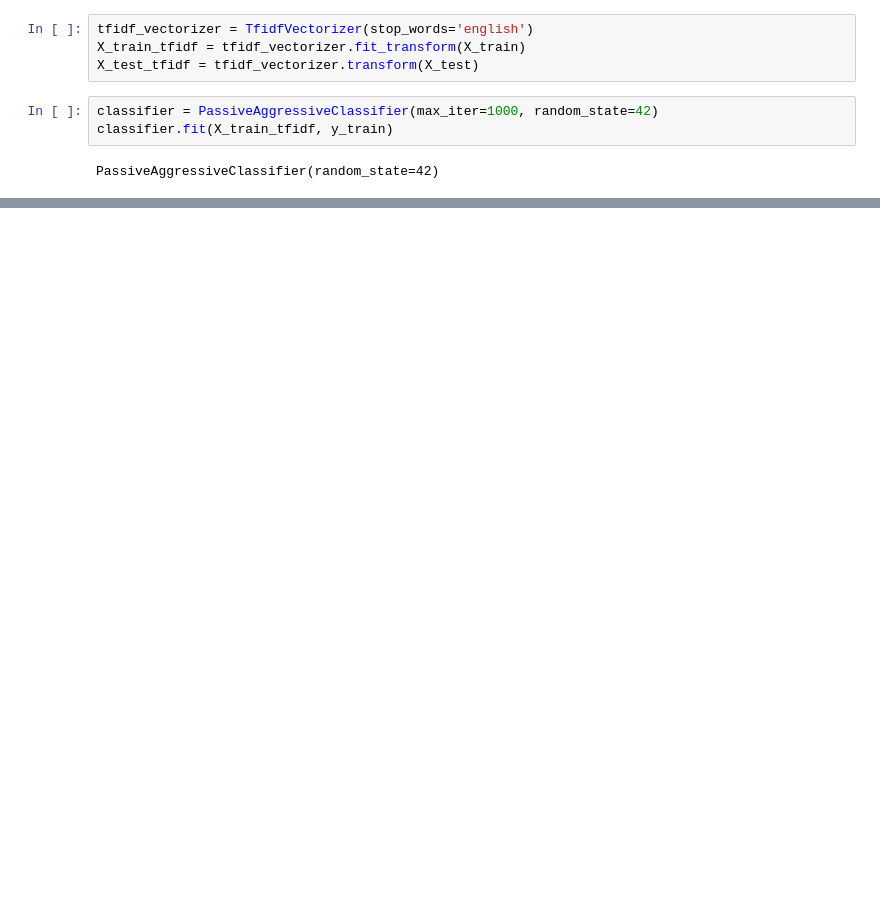
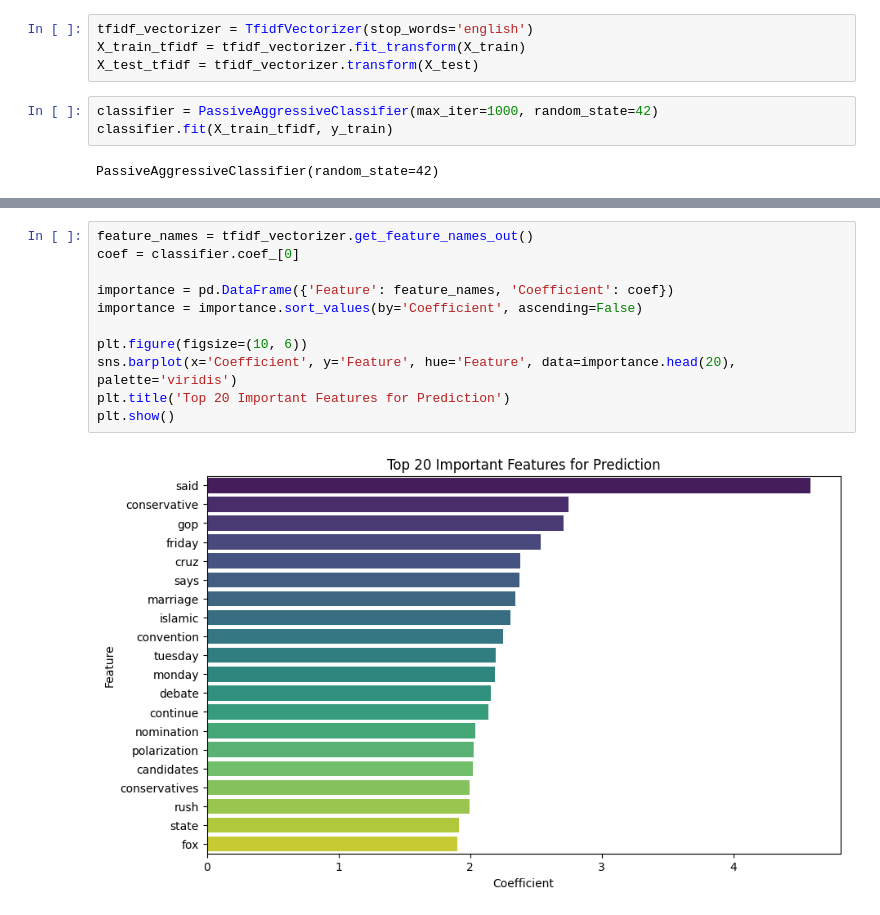
Before and after one commit to panfiloow/fake-news-detection, a Jupyter notebook: fake_news_detection_model.ipynb, the cells around one changed output, grey strips where cells are left out. Saved outputs shown, nothing was run; the diff lists cells and outputs as text; blank space fills up the shorter version.

```diff
--- a/fake_news_detection_model.ipynb
+++ b/fake_news_detection_model.ipynb
@@ -85,0 +152,13 @@ plt.show()
+# %%
+feature_names = tfidf_vectorizer.get_feature_names_out()
+coef = classifier.coef_[0]
+
+importance = pd.DataFrame({'Feature': feature_names, 'Coefficient': coef})
+importance = importance.sort_values(by='Coefficient', ascending=False)
+
+plt.figure(figsize=(10, 6))
+sns.barplot(x='Coefficient', y='Feature', hue='Feature', data=importance.head(20), palette='viridis')
+plt.title('Top 20 Important Features for Prediction')
+plt.show()
+# %% [output]
+[figure, added]
```
Also changed, not shown: parts of 17 cells of this notebook.
